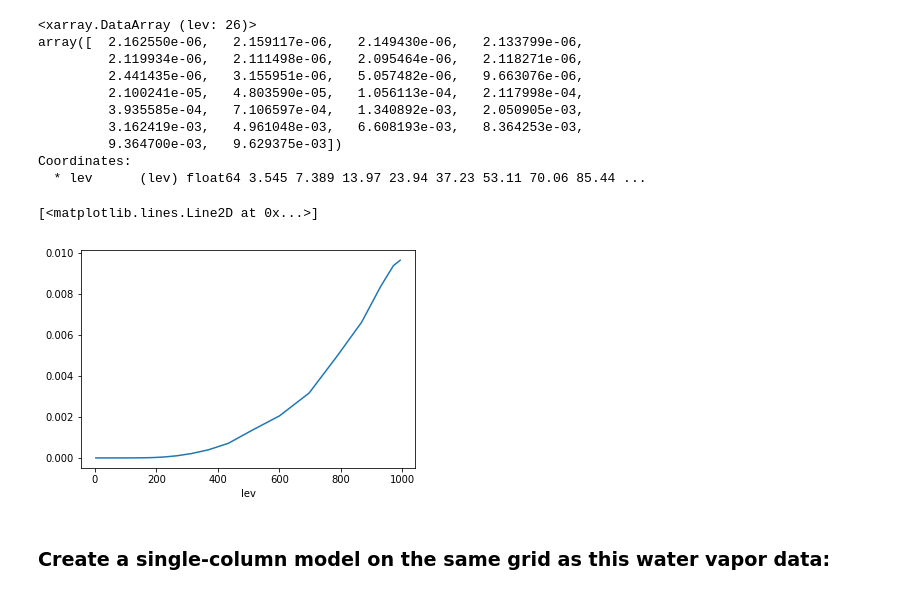
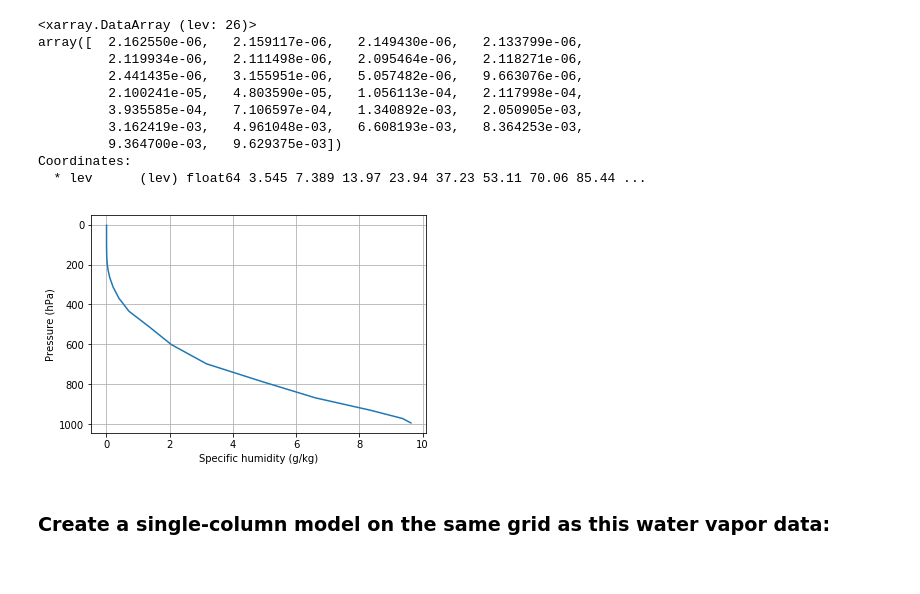
Before and after one commit to brian-rose/env-415, a Jupyter notebook: notes/L08_RadiativeEquilibrium.ipynb, the cells around one changed output. Drawn from its saved outputs; the diff is of its cells as text; code cells hidden in the pictures.

```diff
--- a/notes/L08_RadiativeEquilibrium.ipynb
+++ b/notes/L08_RadiativeEquilibrium.ipynb
@@ -117,11 +124,15 @@ array([  2.162550e-06,   2.159117e-06,   2.149430e-06,   2.133799e-06,
          9.364700e-03,   9.629375e-03])
 Coordinates:
   * lev      (lev) float64 3.545 7.389 13.97 23.94 37.23 53.11 70.06 85.44 ...
-# %%
-Qglobal.plot()
-# %% [output]
-[<matplotlib.lines.Line2D at 0x...>]
-[figure, removed]
+# %%
+fig, ax = plt.subplots()
+ax.plot(Qglobal*1000., Qglobal.lev)
+ax.invert_yaxis()
+ax.set_ylabel('Pressure (hPa)')
+ax.set_xlabel('Specific humidity (g/kg)')
+ax.grid()
+# %% [output]
+[figure, added]
 # %% [markdown]
 ### Create a single-column model on the same grid as this water vapor data:
 # %%
```
Also changed, not shown: parts of 80 cells of this notebook.
